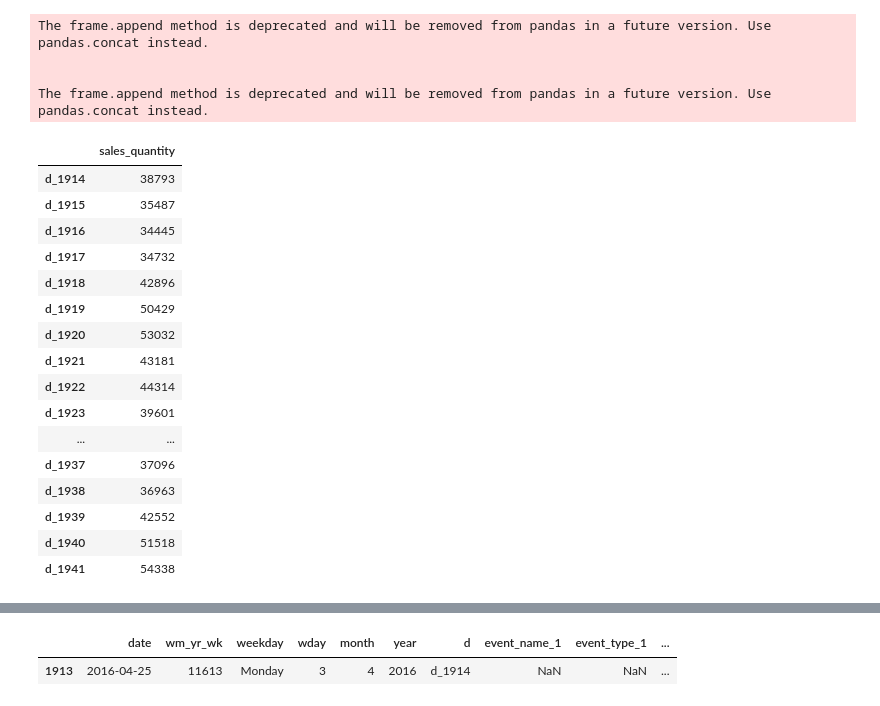
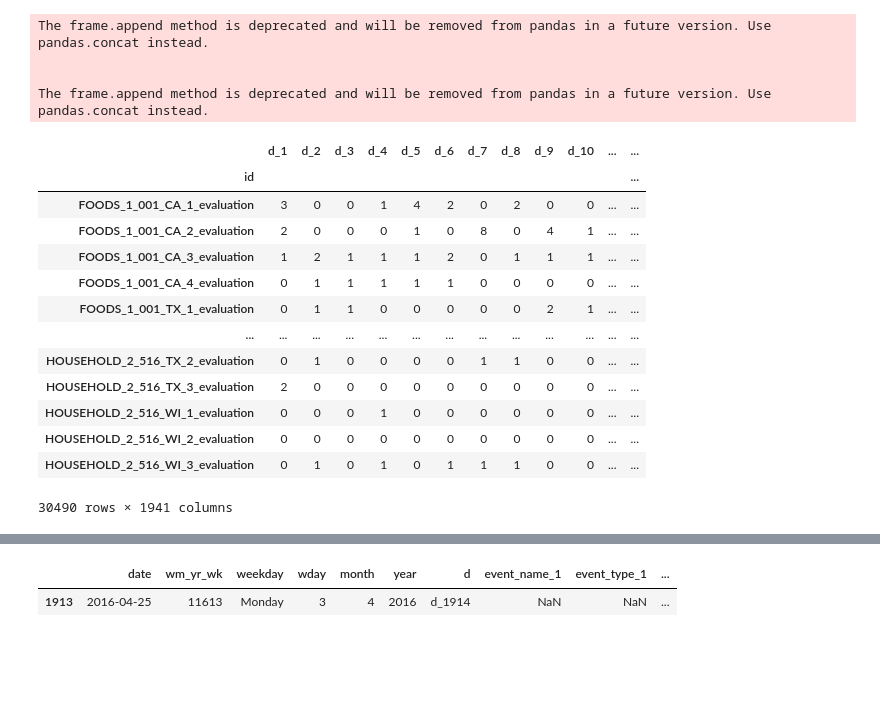
Before and after one commit to RobbenRibery/TimeSeries-Probalistic-TopDown-Drichilet, a Jupyter notebook: notebook/root_froecasting.ipynb, the cells around one changed output, grey strips where cells are left out. Saved outputs shown, nothing was run; the diff lists cells and outputs as text; code cells hidden in the pictures; blank space fills up the shorter version.

```diff
--- a/notebook/root_froecasting.ipynb
+++ b/notebook/root_froecasting.ipynb
@@ -148,27 +171,21 @@ The frame.append method is deprecated and will be removed from pandas in a futur
 # %%
 # evaluation:
 sales_train_evaluaiton = pd.read_csv('../data/sales_train_evaluation.csv')
 cols = sales_train_evaluaiton.columns[:]
 sales_train_evluation_leaf = sales_train_evaluaiton.groupby('id').sum()
-valid_root = sales_train_evluation_leaf[sales_train_evluation_leaf.columns[-28:]].sum(axis = 0)
-valid_root = pd.DataFrame(valid_root,)
-valid_root.columns = ['sales_quantity']
-valid_root
+sales_train_evluation_leaf
 # %% [output]
-|  | sales_quantity |
-| d_1914 | 38793 |
-| d_1915 | 35487 |
-| d_1916 | 34445 |
-| d_1917 | 34732 |
-| d_1918 | 42896 |
-| d_1919 | 50429 |
-| d_1920 | 53032 |
-| d_1921 | 43181 |
-| d_1922 | 44314 |
-| d_1923 | 39601 |
-| ... | ... |
-| d_1937 | 37096 |
-| d_1938 | 36963 |
-| d_1939 | 42552 |
-| d_1940 | 51518 |
-| d_1941 | 54338 |
+|  | d_1 | d_2 | d_3 | d_4 | d_5 | d_6 | d_7 | d_8 | d_9 | d_10 | ... | ... |
+| id |  |  |  |  |  |  |  |  |  |  |  | ... |
+| FOODS_1_001_CA_1_evaluation | 3 | 0 | 0 | 1 | 4 | 2 | 0 | 2 | 0 | 0 | ... | ... |
+| FOODS_1_001_CA_2_evaluation | 2 | 0 | 0 | 0 | 1 | 0 | 8 | 0 | 4 | 1 | ... | ... |
+| FOODS_1_001_CA_3_evaluation | 1 | 2 | 1 | 1 | 1 | 2 | 0 | 1 | 1 | 1 | ... | ... |
+| FOODS_1_001_CA_4_evaluation | 0 | 1 | 1 | 1 | 1 | 1 | 0 | 0 | 0 | 0 | ... | ... |
+| FOODS_1_001_TX_1_evaluation | 0 | 1 | 1 | 0 | 0 | 0 | 0 | 0 | 2 | 1 | ... | ... |
+| ... | ... | ... | ... | ... | ... | ... | ... | ... | ... | ... | ... | ... |
+| HOUSEHOLD_2_516_TX_2_evaluation | 0 | 1 | 0 | 0 | 0 | 0 | 1 | 1 | 0 | 0 | ... | ... |
+| HOUSEHOLD_2_516_TX_3_evaluation | 2 | 0 | 0 | 0 | 0 | 0 | 0 | 0 | 0 | 0 | ... | ... |
+| HOUSEHOLD_2_516_WI_1_evaluation | 0 | 0 | 0 | 1 | 0 | 0 | 0 | 0 | 0 | 0 | ... | ... |
+| HOUSEHOLD_2_516_WI_2_evaluation | 0 | 0 | 0 | 0 | 0 | 0 | 0 | 0 | 0 | 0 | ... | ... |
+| HOUSEHOLD_2_516_WI_3_evaluation | 0 | 1 | 0 | 1 | 0 | 1 | 1 | 1 | 0 | 0 | ... | ... |
+30490 rows × 1941 columns
```
Also changed, not shown: parts of 22 cells of this notebook, 5 other files.
